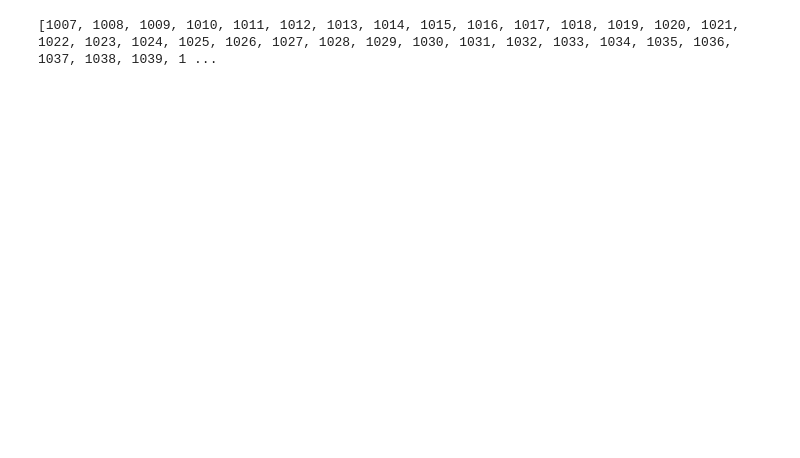
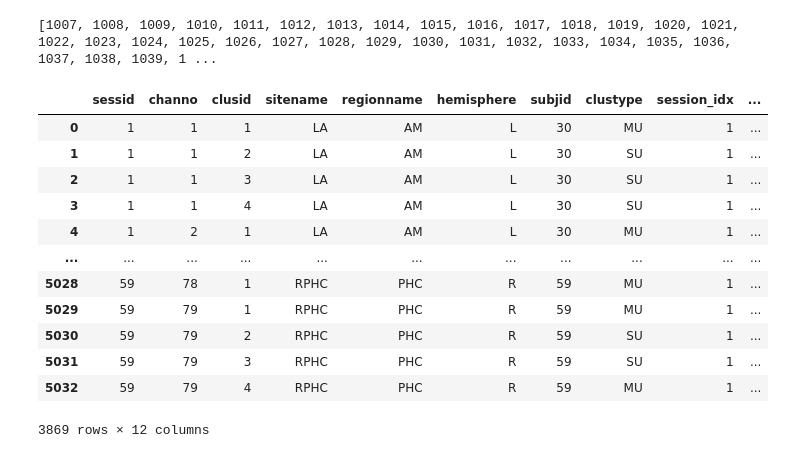
Before and after one commit to a-darcher/UnitRefine_code, a Jupyter notebook: parse_responses.ipynb, the cells around one changed output. Drawn from its saved outputs; the diff is of its cells as text; code cells hidden in the pictures; blank space fills up the shorter version.

```diff
--- a/parse_responses.ipynb
+++ b/parse_responses.ipynb
@@ -57,6 +103,26 @@ consider_rs = consider_rs.drop(index=remove_indices)
 category_responses["nm_stimulus_responses"] = consider_rs.sum(axis=1)
 
 category_responses["has_response"] = consider_rs.sum(axis=1).astype(bool)
+# %%
+category_responses = category_responses[
+    category_responses["directory_name"].isin(directory_list)
+].copy()
+# %%
+category_responses
+# %% [output]
+|  | sessid | channo | clusid | sitename | regionname | hemisphere | subjid | clustype | session_idx | ... |
+| 0 | 1 | 1 | 1 | LA | AM | L | 30 | MU | 1 | ... |
+| 1 | 1 | 1 | 2 | LA | AM | L | 30 | SU | 1 | ... |
+| 2 | 1 | 1 | 3 | LA | AM | L | 30 | SU | 1 | ... |
+| 3 | 1 | 1 | 4 | LA | AM | L | 30 | SU | 1 | ... |
+| 4 | 1 | 2 | 1 | LA | AM | L | 30 | MU | 1 | ... |
+| ... | ... | ... | ... | ... | ... | ... | ... | ... | ... | ... |
+| 5028 | 59 | 78 | 1 | RPHC | PHC | R | 59 | MU | 1 | ... |
+| 5029 | 59 | 79 | 1 | RPHC | PHC | R | 59 | MU | 1 | ... |
+| 5030 | 59 | 79 | 2 | RPHC | PHC | R | 59 | SU | 1 | ... |
+| 5031 | 59 | 79 | 3 | RPHC | PHC | R | 59 | SU | 1 | ... |
+| 5032 | 59 | 79 | 4 | RPHC | PHC | R | 59 | MU | 1 | ... |
+3869 rows × 12 columns
 # %%
 category_responses.to_parquet("response_information.parquet",  engine="pyarrow",
     index=False,)
```
Also changed, not shown: parts of 2 cells of this notebook, 2 other files.
